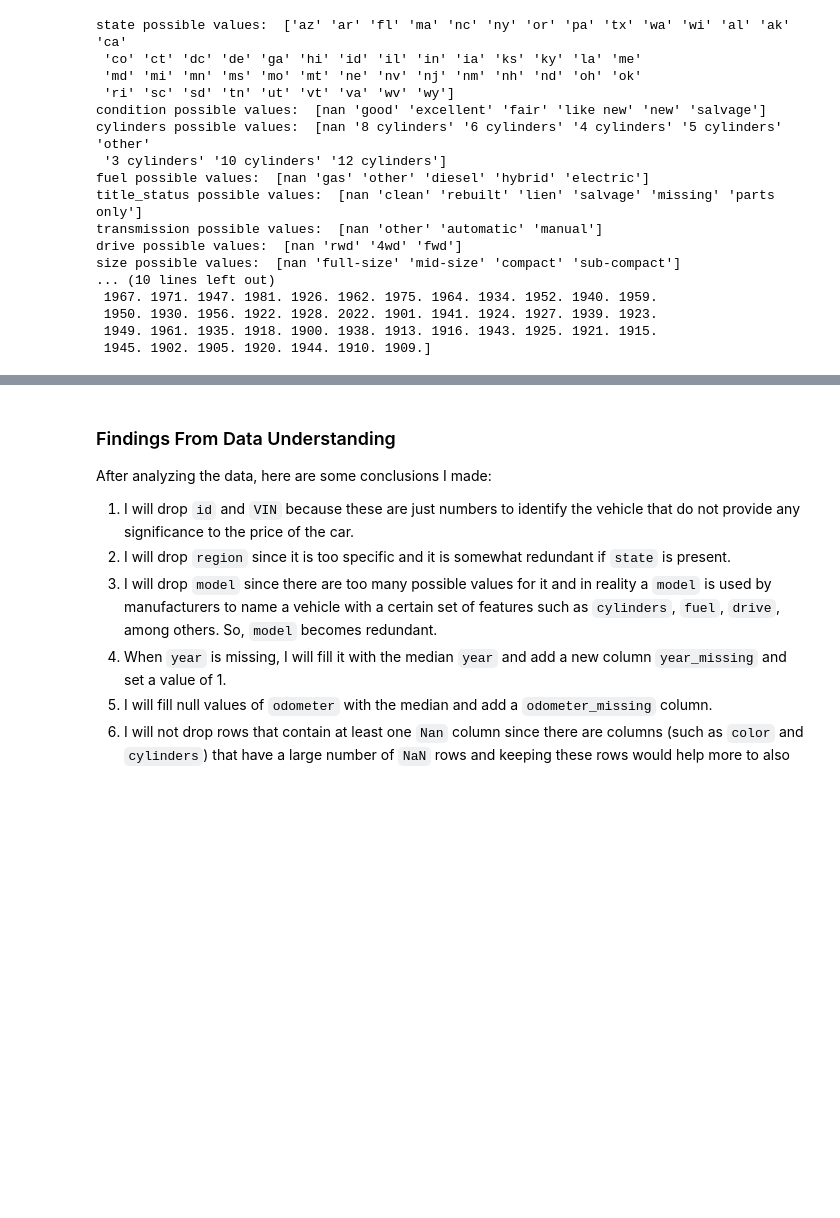
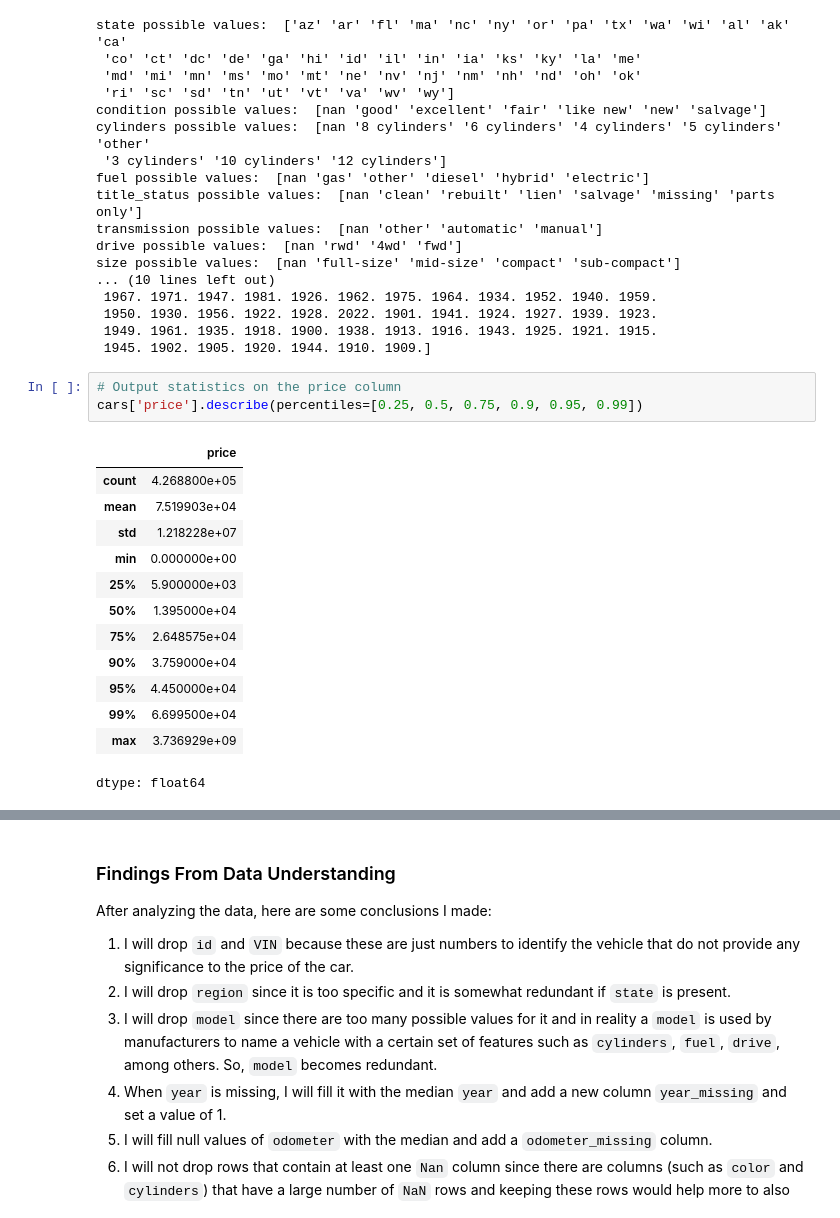
Before and after one commit to vegalopm/ml-assignment-mod11, a Jupyter notebook: prompt_II.ipynb, the cells around one changed output, grey strips where cells are left out. Cells and saved outputs as stored; diff of their text form; blank space fills up the shorter version.

```diff
--- a/prompt_II.ipynb
+++ b/prompt_II.ipynb
@@ -94,3 +96,20 @@ size possible values:  [nan 'full-size' 'mid-size' 'compact' 'sub-compact']
  1950. 1930. 1956. 1922. 1928. 2022. 1901. 1941. 1924. 1927. 1939. 1923.
  1949. 1961. 1935. 1918. 1900. 1938. 1913. 1916. 1943. 1925. 1921. 1915.
  1945. 1902. 1905. 1920. 1944. 1910. 1909.]
+# %%
+# Output statistics on the price column
+cars['price'].describe(percentiles=[0.25, 0.5, 0.75, 0.9, 0.95, 0.99])
+# %% [output]
+|  | price |
+| count | 4.268800e+05 |
+| mean | 7.519903e+04 |
+| std | 1.218228e+07 |
+| min | 0.000000e+00 |
+| 25% | 5.900000e+03 |
+| 50% | 1.395000e+04 |
+| 75% | 2.648575e+04 |
+| 90% | 3.759000e+04 |
+| 95% | 4.450000e+04 |
+| 99% | 6.699500e+04 |
+| max | 3.736929e+09 |
+dtype: float64
```
Also changed, not shown: parts of 5 cells of this notebook.
